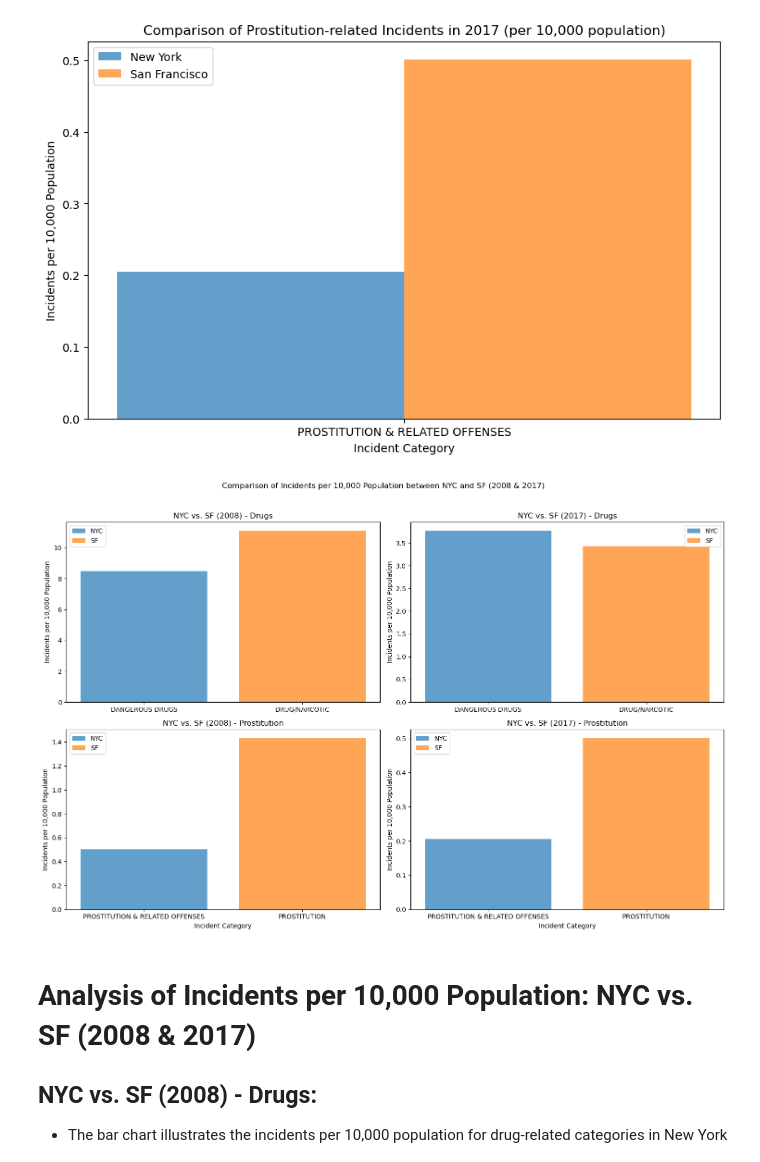
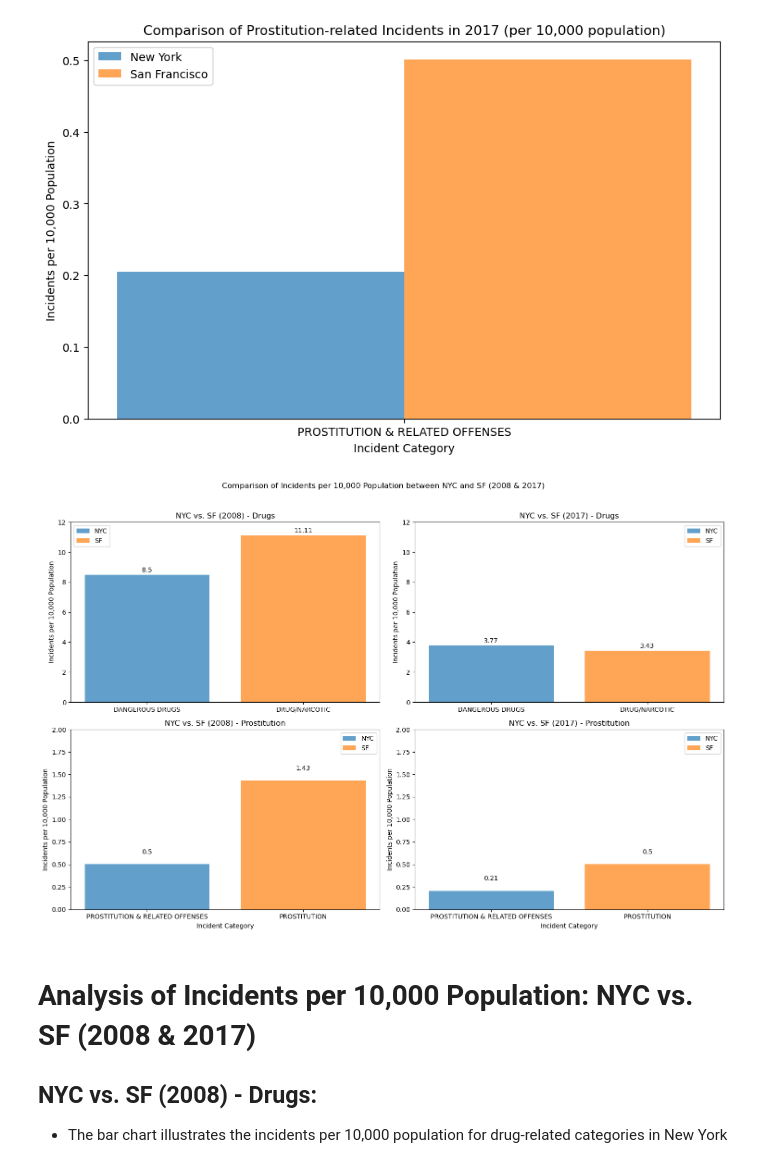
Before and after one commit to McPhersonTrk/Hookers-and-Blow-A-Case-Study-of-Holiday-Cheer, a Jupyter notebook: mcp_sf_ny_corr.ipynb, the cells around one changed output. Cells and saved outputs as stored; diff of their text form; code cells hidden in the pictures.

```diff
--- a/mcp_sf_ny_corr.ipynb
+++ b/mcp_sf_ny_corr.ipynb
@@ -173,3 +173,19 @@ Prostitution_2017           1.000000
    - The correlation coefficient is -0.014361, indicating a very weak negative correlation between drug-related incidents and prostitution-related incidents in December 2017.
 
 **Note:** Correlation does not imply causation. These correlation coefficients only indicate statistical relationships between variables and do not provide insights into the underlying causes. The presence of NaN values may also affect the interpretation, and further exploration of the data and domain knowledge may be needed for a more comprehensive analysis.
+# %%
+# Correlation matrix in a DataFrame
+data = {
+    'Drugs_2008': [1.000000, 0.442733, None, None],
+    'Prostitution_2008': [0.442733, 1.000000, None, None],
+    'Drugs_2017': [None, None, 1.000000, -0.014361],
+    'Prostitution_2017': [None, None, -0.014361, 1.000000]
+}
+
+df = pd.DataFrame(data, index=['Drugs_2008', 'Prostitution_2008', 'Drugs_2017', 'Prostitution_2017'])
+
+# Create a heatmap using seaborn
+plt.figure(figsize=(8, 6))
+sns.heatmap(df, annot=True, cmap='coolwarm', vmin=-1, vmax=1)
+plt.title('Correlation Matrix')
+plt.show()
@@ -388,42 +396,60 @@ sf_prostitution_2017 = calculate_incidents_per_capita(sf_prostitution_dec_2017,
 # %%
 # Create a figure with subplots
 fig, axs = plt.subplots(2, 2, figsize=(15, 10))
 fig.suptitle('Comparison of Incidents per 10,000 Population between NYC and SF (2008 & 2017)')
 
+# Function to add numerical values on top of each bar
+def add_values(ax, bars):
+    for bar in bars:
+        yval = bar.get_height()
+        ax.text(bar.get_x() + bar.get_width()/2, yval + 0.1, round(yval, 2), ha='center', va='bottom')
+
 # Plot the first subplot (NYC vs. SF 2008 - Drugs)
-axs[0, 0].bar(ny_drugs_2008.index, ny_drugs_2008, label='NYC', alpha=0.7)
-axs[0, 0].bar(sf_drugs_2008.index, sf_drugs_2008, label='SF', alpha=0.7)
+bars_ny = axs[0, 0].bar(ny_drugs_2008.index, ny_drugs_2008, label='NYC', alpha=0.7)
+bars_sf = axs[0, 0].bar(sf_drugs_2008.index, sf_drugs_2008, label='SF', alpha=0.7)
+add_values(axs[0, 0], bars_ny)
+add_values(axs[0, 0], bars_sf)
 axs[0, 0].set_title('NYC vs. SF (2008) - Drugs')
 axs[0, 0].set_ylabel('Incidents per 10,000 Population')
+axs[0, 0].set_ylim(0, 12)  # Adjust the y-axis limits
 axs[0, 0].legend()
 
 # Plot the second subplot (NYC vs. SF 2017 - Drugs)
-axs[0, 1].bar(ny_drugs_2017.index, ny_drugs_2017, label='NYC', alpha=0.7)
-axs[0, 1].bar(sf_drugs_2017.index, sf_drugs_2017, label='SF', alpha=0.7)
+bars_ny = axs[0, 1].bar(ny_drugs_2017.index, ny_drugs_2017, label='NYC', alpha=0.7)
+bars_sf = axs[0, 1].bar(sf_drugs_2017.index, sf_drugs_2017, label='SF', alpha=0.7)
+add_values(axs[0, 1], bars_ny)
+add_values(axs[0, 1], bars_sf)
 axs[0, 1].set_title('NYC vs. SF (2017) - Drugs')
 axs[0, 1].set_ylabel('Incidents per 10,000 Population')
+axs[0, 1].set_ylim(0, 12)  # Adjust the y-axis limits
 axs[0, 1].legend()
 
 # Plot the third subplot (NYC vs. SF 2008 - Prostitution)
-axs[1, 0].bar(ny_prostitution_2008.index, ny_prostitution_2008, label='NYC', alpha=0.7)
-axs[1, 0].bar(sf_prostitution_2008.index, sf_prostitution_2008, label='SF', alpha=0.7)
+bars_ny = axs[1, 0].bar(ny_prostitution_2008.index, ny_prostitution_2008, label='NYC', alpha=0.7)
+bars_sf = axs[1, 0].bar(sf_prostitution_2008.index, sf_prostitution_2008, label='SF', alpha=0.7)
+add_values(axs[1, 0], bars_ny)
+add_values(axs[1, 0], bars_sf)
 axs[1, 0].set_title('NYC vs. SF (2008) - Prostitution')
 axs[1, 0].set_xlabel('Incident Category')
 axs[1, 0].set_ylabel('Incidents per 10,000 Population')
+axs[1, 0].set_ylim(0, 2)  # Adjust the y-axis limits
 axs[1, 0].legend()
 
 # Plot the fourth subplot (NYC vs. SF 2017 - Prostitution)
-axs[1, 1].bar(ny_prostitution_2017.index, ny_prostitution_2017, label='NYC', alpha=0.7)
-axs[1, 1].bar(sf_prostitution_2017.index, sf_prostitution_2017, label='SF', alpha=0.7)
+bars_ny = axs[1, 1].bar(ny_prostitution_2017.index, ny_prostitution_2017, label='NYC', alpha=0.7)
+bars_sf = axs[1, 1].bar(sf_prostitution_2017.index, sf_prostitution_2017, label='SF', alpha=0.7)
+add_values(axs[1, 1], bars_ny)
+add_values(axs[1, 1], bars_sf)
 axs[1, 1].set_title('NYC vs. SF (2017) - Prostitution')
 axs[1, 1].set_xlabel('Incident Category')
 axs[1, 1].set_ylabel('Incidents per 10,000 Population')
+axs[1, 1].set_ylim(0, 2)  # Adjust the y-axis limits
 axs[1, 1].legend()
 
 plt.tight_layout(rect=[0, 0, 1, 0.96])
 plt.show()
 # %% [output]
-[figure, old version]
+[figure, new version]
 # %% [markdown]
 # Analysis of Incidents per 10,000 Population: NYC vs. SF (2008 & 2017)
 
```
Also changed, not shown: parts of 13 cells of this notebook.
